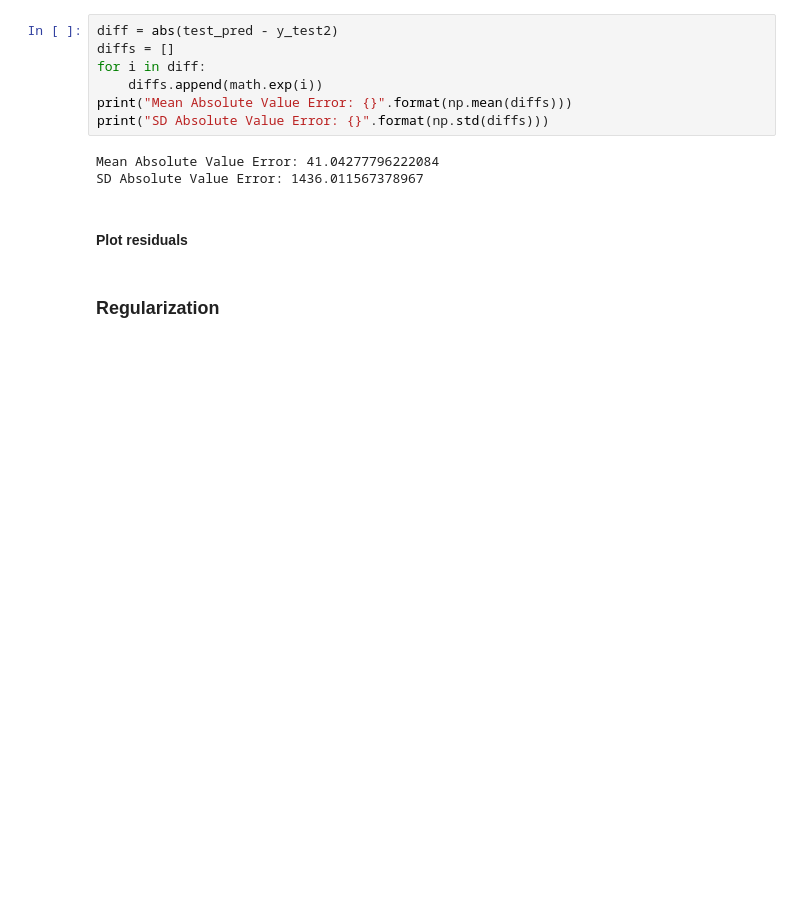
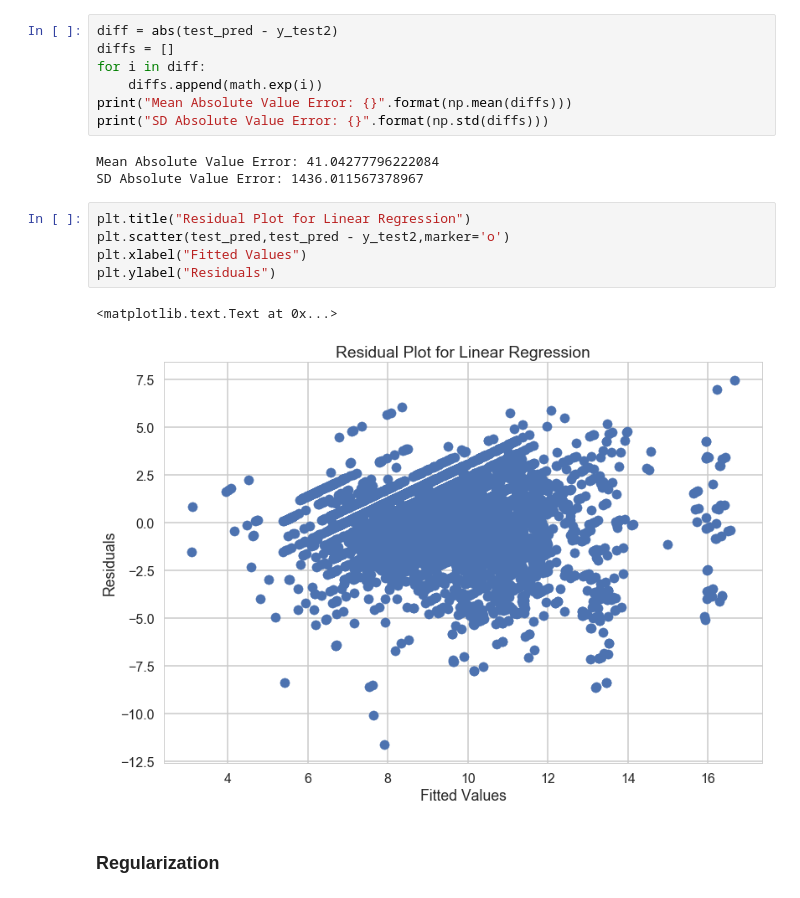
Before and after one commit to jkup11/cs109_storm_project, a Jupyter notebook: Final_Project_Master_v0.ipynb, the cells around one changed output. Drawn from its saved outputs; the diff is of its cells as text; blank space fills up the shorter version.

Commit message:
added residual plot

```diff
--- a/Final_Project_Master_v0.ipynb
+++ b/Final_Project_Master_v0.ipynb
@@ -1322,8 +1322,14 @@ print("SD Absolute Value Error: {}".format(np.std(diffs)))
 # %% [output]
 Mean Absolute Value Error: 41.04277796222084
 SD Absolute Value Error: 1436.011567378967
-# %% [markdown]
-#### Plot residuals
+# %%
+plt.title("Residual Plot for Linear Regression")
+plt.scatter(test_pred,test_pred - y_test2,marker='o')
+plt.xlabel("Fitted Values")
+plt.ylabel("Residuals")
+# %% [output]
+<matplotlib.text.Text at 0x...>
+[figure, added]
 # %% [markdown]
 ### Regularization
 # %%
```
